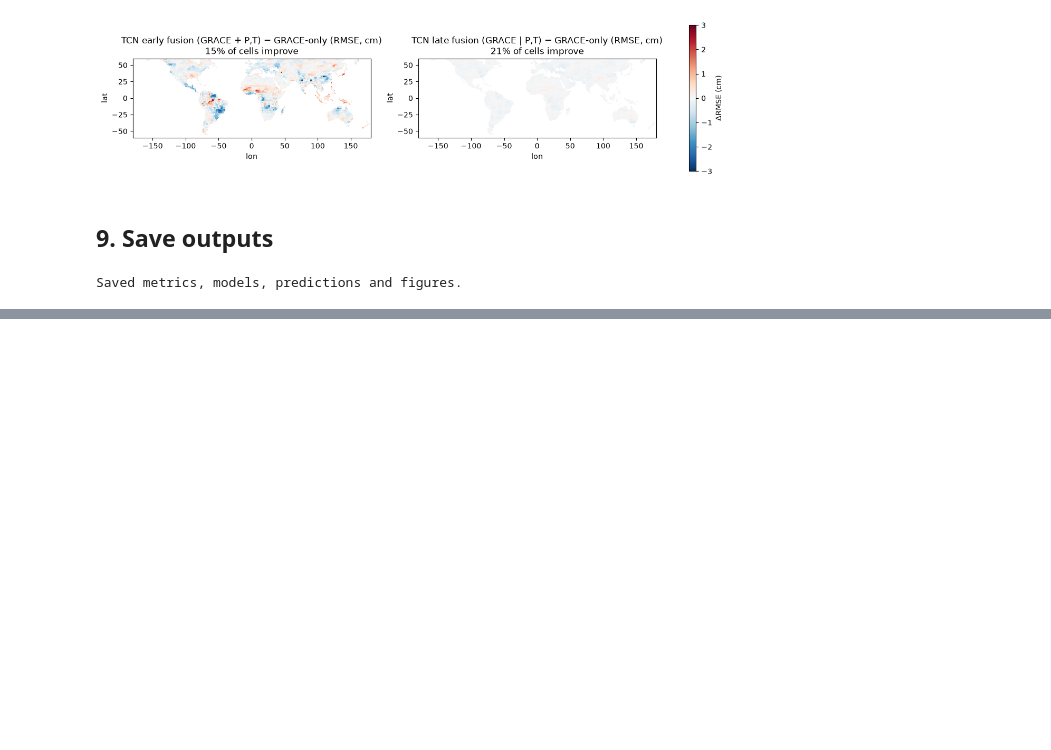
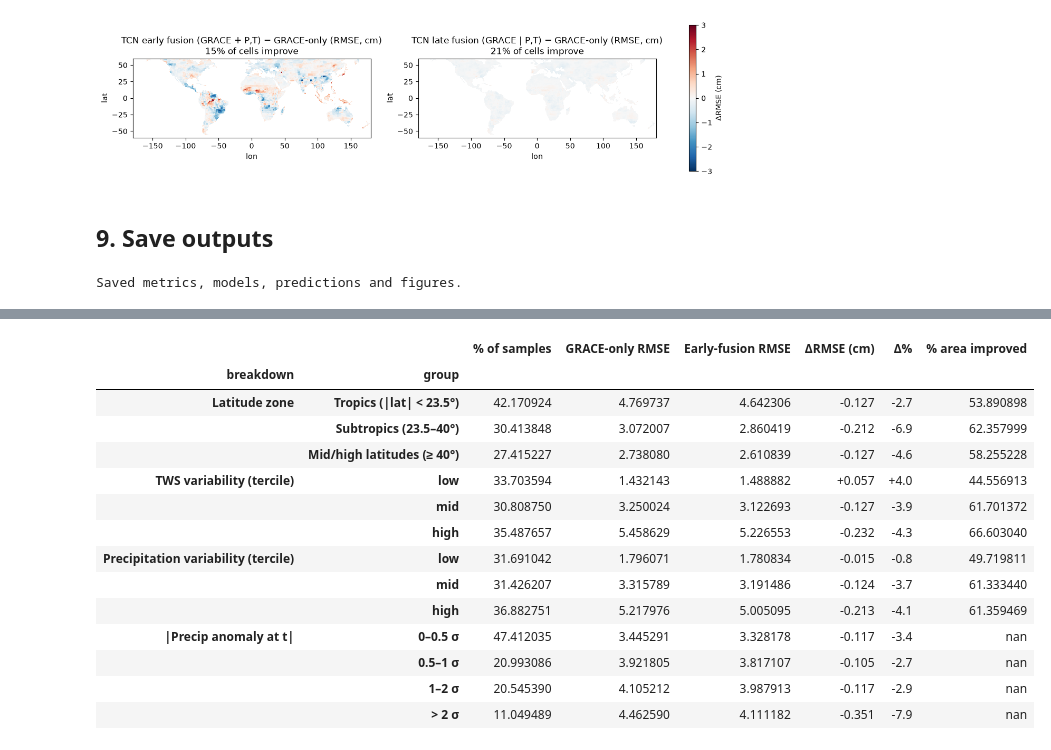
Before and after one commit to Lyra0710/Multimodal-Deep-Learning-for-Reliable-GRACE-Water-Storage-Trends, a Jupyter notebook: notebooks/TCN_Forecast_and_Fusion.ipynb, the cells around one changed output, grey strips where cells are left out. Saved outputs shown, nothing was run; the diff lists cells and outputs as text; code cells hidden in the pictures; blank space fills up the shorter version.

```diff
--- a/notebooks/TCN_Forecast_and_Fusion.ipynb
+++ b/notebooks/TCN_Forecast_and_Fusion.ipynb
@@ -421,0 +532,49 @@ Saved metrics, models, predictions and figures.
+# %%
+abs_lat = np.abs(np.broadcast_to(tcn_saved.lat.values[:, None], obs.shape[1:]))
+ref_cell, fus_cell = cell_rmse("GRACE only"), cell_rmse("Early fusion")
+comparable = cells & np.isfinite(ref_cell) & np.isfinite(fus_cell)
+
+
+def breakdown_row(group, label, subset, cell_subset=None):
+    g, e = pooled_rmse("GRACE only", subset), pooled_rmse("Early fusion", subset)
+    row = {"breakdown": group, "group": label, "% of samples": (sample_weight * subset).sum() / sample_weight.sum() * 100,
+           "GRACE-only RMSE": g, "Early-fusion RMSE": e, "ΔRMSE (cm)": e - g, "Δ%": (e - g) / g * 100}
+    if cell_subset is not None:
+        sel = comparable & cell_subset
+        row["% area improved"] = (lat_weight * (fus_cell < ref_cell) * sel).sum() / (lat_weight * sel).sum() * 100
+    return row
+
+
+rows_where = []
+for label, zone in {"Tropics (|lat| < 23.5°)": abs_lat < 23.5, "Subtropics (23.5–40°)": (abs_lat >= 23.5) & (abs_lat < 40),
+                    "Mid/high latitudes (≥ 40°)": abs_lat >= 40}.items():
+    rows_where.append(breakdown_row("Latitude zone", label, zone[None], zone))
+for group, values in {"TWS variability": tws_sd, "Precipitation variability": precip_sd}.items():
+    q1, q2 = np.nanpercentile(values[cells], [100 / 3, 200 / 3])
+    for label, sel in {"low": values < q1, "mid": (values >= q1) & (values < q2), "high": values >= q2}.items():
+        rows_where.append(breakdown_row(group + " (tercile)", label, sel[None], sel))
+z = np.abs(precip_anom_test) / precip_sd[None]
+for low, high in [(0, 0.5), (0.5, 1), (1, 2), (2, np.inf)]:
+    label = f"{low}–{high} σ" if np.isfinite(high) else f"> {low} σ"
+    rows_where.append(breakdown_row("|Precip anomaly at t|", label, (z >= low) & (z < high)))
+env_breakdown = pd.DataFrame(rows_where).set_index(["breakdown", "group"])
+display(env_breakdown.style.format(precision=2, na_rep="–").format({"Δ%": "{:+.1f}", "ΔRMSE (cm)": "{:+.3f}"}))
+
+monthly_env = pd.DataFrame({name: np.sqrt(monthly_mse(name)) for name in ("GRACE only", "Early fusion", "Seasonal persistence")},
+                           index=test_months)
+# %% [output]
+|  |  | % of samples | GRACE-only RMSE | Early-fusion RMSE | ΔRMSE (cm) | Δ% | % area improved |
+| breakdown | group |  |  |  |  |  |  |
+| Latitude zone | Tropics (|lat| < 23.5°) | 42.170924 | 4.769737 | 4.642306 | -0.127 | -2.7 | 53.890898 |
+|  | Subtropics (23.5–40°) | 30.413848 | 3.072007 | 2.860419 | -0.212 | -6.9 | 62.357999 |
+|  | Mid/high latitudes (≥ 40°) | 27.415227 | 2.738080 | 2.610839 | -0.127 | -4.6 | 58.255228 |
+| TWS variability (tercile) | low | 33.703594 | 1.432143 | 1.488882 | +0.057 | +4.0 | 44.556913 |
+|  | mid | 30.808750 | 3.250024 | 3.122693 | -0.127 | -3.9 | 61.701372 |
+|  | high | 35.487657 | 5.458629 | 5.226553 | -0.232 | -4.3 | 66.603040 |
+| Precipitation variability (tercile) | low | 31.691042 | 1.796071 | 1.780834 | -0.015 | -0.8 | 49.719811 |
+|  | mid | 31.426207 | 3.315789 | 3.191486 | -0.124 | -3.7 | 61.333440 |
+|  | high | 36.882751 | 5.217976 | 5.005095 | -0.213 | -4.1 | 61.359469 |
+| |Precip anomaly at t| | 0–0.5 σ | 47.412035 | 3.445291 | 3.328178 | -0.117 | -3.4 | nan |
+|  | 0.5–1 σ | 20.993086 | 3.921805 | 3.817107 | -0.105 | -2.7 | nan |
+|  | 1–2 σ | 20.545390 | 4.105212 | 3.987913 | -0.117 | -2.9 | nan |
+|  | > 2 σ | 11.049489 | 4.462590 | 4.111182 | -0.351 | -7.9 | nan |
```
Also changed, not shown: parts of 16 cells of this notebook, 9 other files.
